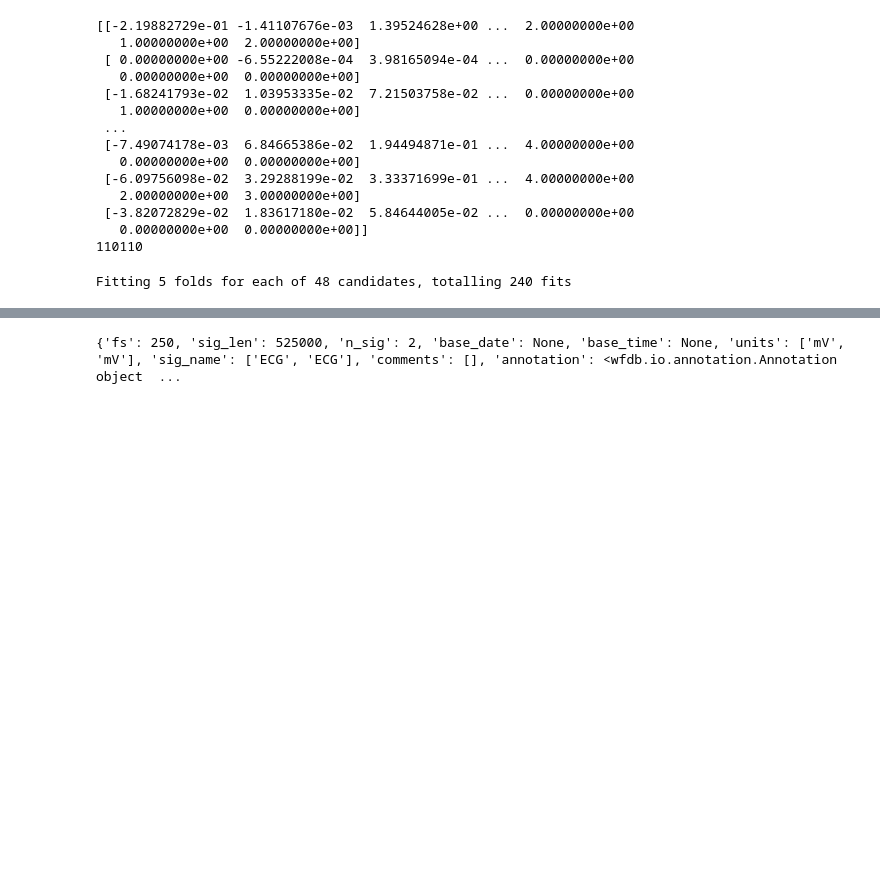
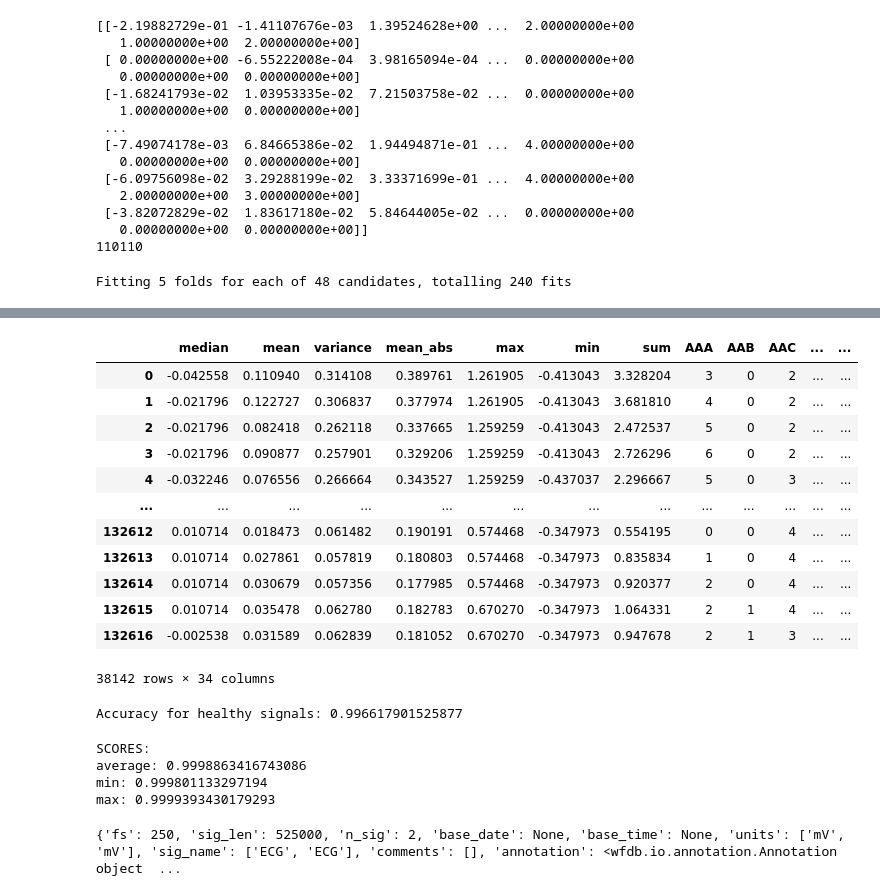
Before and after one commit to tutugarin/Storing-Analyzing-ECG, a Jupyter notebook: junk/yaroslav/XGBClassifier_Malignant_Ventricular_Ectopy.ipynb, the cells around one changed output, grey strips where cells are left out. Saved outputs shown, nothing was run; the diff lists cells and outputs as text; code cells hidden in the pictures; blank space fills up the shorter version.

```diff
--- a/junk/yaroslav/XGBClassifier_Malignant_Ventricular_Ectopy.ipynb
+++ b/junk/yaroslav/XGBClassifier_Malignant_Ventricular_Ectopy.ipynb
@@ -100 +175,40 @@ with open(model_filename, 'wb') as bin_file:
+# %%
+# Effectiveness on healthy signals only
+healthy_X = X.drop(y.drop(y[y[0] == False].index).index)
+healthy_X
+# %% [output]
+|  | median | mean | variance | mean_abs | max | min | sum | AAA | AAB | AAC | ... | ... |
+| 0 | -0.042558 | 0.110940 | 0.314108 | 0.389761 | 1.261905 | -0.413043 | 3.328204 | 3 | 0 | 2 | ... | ... |
+| 1 | -0.021796 | 0.122727 | 0.306837 | 0.377974 | 1.261905 | -0.413043 | 3.681810 | 4 | 0 | 2 | ... | ... |
+| 2 | -0.021796 | 0.082418 | 0.262118 | 0.337665 | 1.259259 | -0.413043 | 2.472537 | 5 | 0 | 2 | ... | ... |
+| 3 | -0.021796 | 0.090877 | 0.257901 | 0.329206 | 1.259259 | -0.413043 | 2.726296 | 6 | 0 | 2 | ... | ... |
+| 4 | -0.032246 | 0.076556 | 0.266664 | 0.343527 | 1.259259 | -0.437037 | 2.296667 | 5 | 0 | 3 | ... | ... |
+| ... | ... | ... | ... | ... | ... | ... | ... | ... | ... | ... | ... | ... |
+| 132612 | 0.010714 | 0.018473 | 0.061482 | 0.190191 | 0.574468 | -0.347973 | 0.554195 | 0 | 0 | 4 | ... | ... |
+| 132613 | 0.010714 | 0.027861 | 0.057819 | 0.180803 | 0.574468 | -0.347973 | 0.835834 | 1 | 0 | 4 | ... | ... |
+| 132614 | 0.010714 | 0.030679 | 0.057356 | 0.177985 | 0.574468 | -0.347973 | 0.920377 | 2 | 0 | 4 | ... | ... |
+| 132615 | 0.010714 | 0.035478 | 0.062780 | 0.182783 | 0.670270 | -0.347973 | 1.064331 | 2 | 1 | 4 | ... | ... |
+| 132616 | -0.002538 | 0.031589 | 0.062839 | 0.181052 | 0.670270 | -0.347973 | 0.947678 | 2 | 1 | 3 | ... | ... |
+38142 rows × 34 columns
+# %%
+print("Accuracy for healthy signals:",
+      len([row for row in xgb_clsf_model.predict(healthy_X) if row == False]) / len(healthy_X))
+# %% [output]
+Accuracy for healthy signals: 0.996617901525877
+# %%
+# Checking accuracy on random datasets
+scores = []
+for i in range(0, 300, 2):
+    _, X_test, _, y_test = train_test_split(X, y, test_size = 0.3, random_state = i)
+    scores.append(xgb_clsf_model.score(X_test, y_test))
+
+print("SCORES:")
+print("average:", np.mean(scores))
+print("min:", np.min(scores))
+print("max:", np.max(scores))
+# %% [output]
+SCORES:
+average: 0.9998863416743086
+min: 0.999801133297194
+max: 0.9999393430179293
 # %%
```
Also changed, not shown: parts of 7 cells of this notebook, 1 other file.
